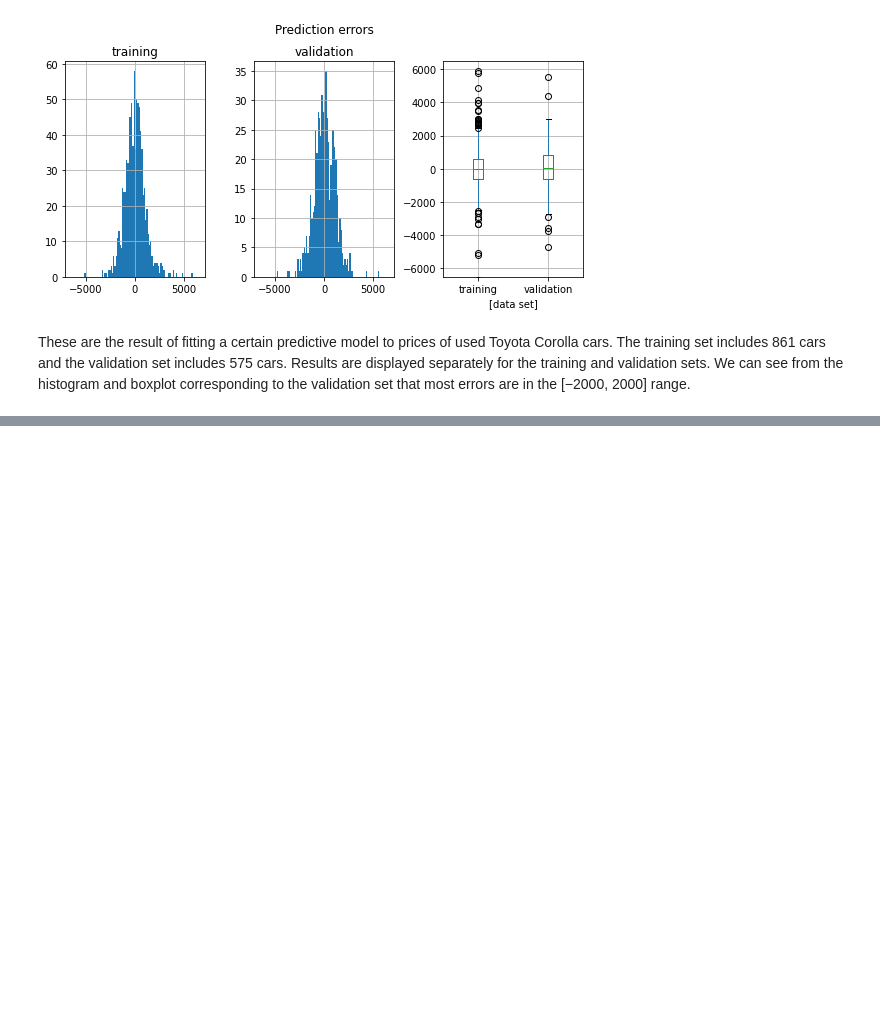
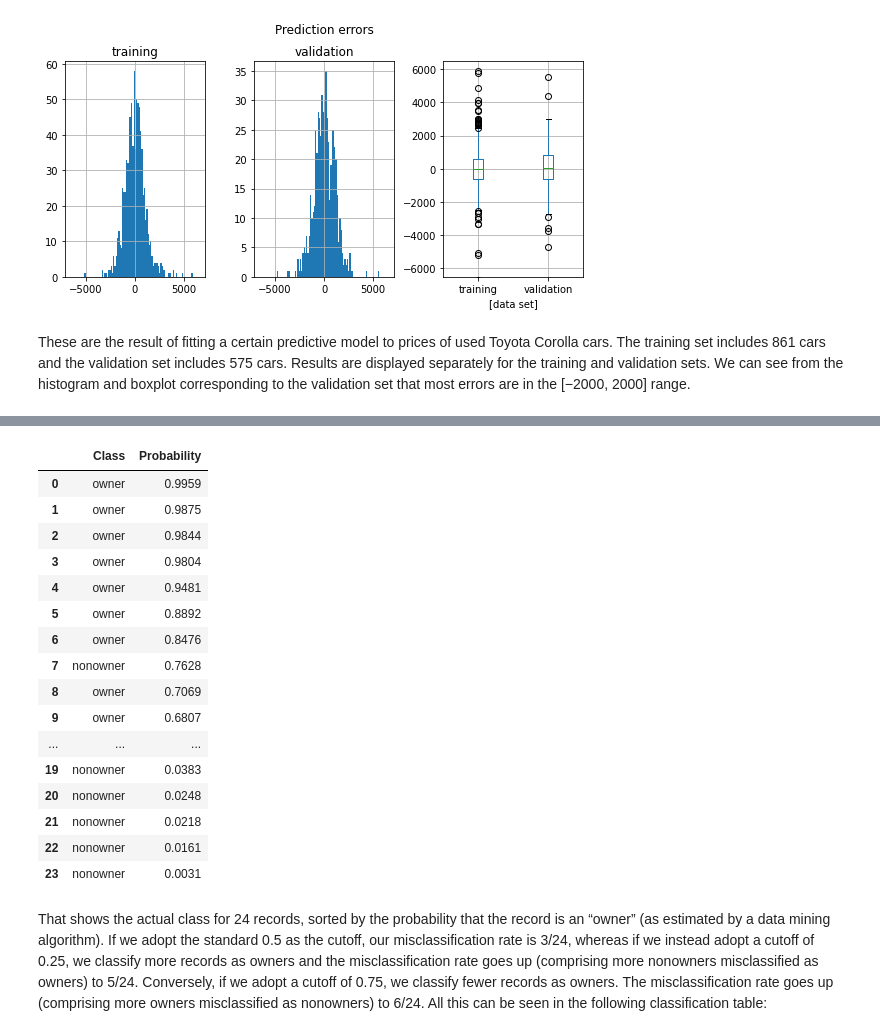
Before and after one commit to jeantardelli/data-mining-for-business-analytics, a Jupyter notebook: analysis/evaluating-predictive-performance.ipynb, the cells around one changed output, grey strips where cells are left out. Cells and saved outputs as stored; diff of their text form; code cells hidden in the pictures; blank space fills up the shorter version.

```diff
--- a/analysis/evaluating-predictive-performance.ipynb
+++ b/analysis/evaluating-predictive-performance.ipynb
@@ -194,0 +312,23 @@ It can be seen that the model’s predictive performance in terms of gains is be
+# %%
+owner_df = pd.read_csv("../datasets/ownerExample.csv")
+owner_df
+# %% [output]
+|  | Class | Probability |
+| 0 | owner | 0.9959 |
+| 1 | owner | 0.9875 |
+| 2 | owner | 0.9844 |
+| 3 | owner | 0.9804 |
+| 4 | owner | 0.9481 |
+| 5 | owner | 0.8892 |
+| 6 | owner | 0.8476 |
+| 7 | nonowner | 0.7628 |
+| 8 | owner | 0.7069 |
+| 9 | owner | 0.6807 |
+| ... | ... | ... |
+| 19 | nonowner | 0.0383 |
+| 20 | nonowner | 0.0248 |
+| 21 | nonowner | 0.0218 |
+| 22 | nonowner | 0.0161 |
+| 23 | nonowner | 0.0031 |
+# %% [markdown]
+That shows the actual class for 24 records, sorted by the probability that the record is an “owner” (as estimated by a data mining algorithm). If we adopt the standard 0.5 as the cutoff, our misclassification rate is 3/24, whereas if we instead adopt a cutoff of 0.25, we classify more records as owners and the misclassification rate goes up (comprising more nonowners misclassified as owners) to 5/24. Conversely, if we adopt a cutoff of 0.75, we classify fewer records as owners. The misclassification rate goes up (comprising more owners misclassified as nonowners) to 6/24. All this can be seen in the following classification table:
```
Also changed, not shown: parts of 18 cells of this notebook, 2 other files.
